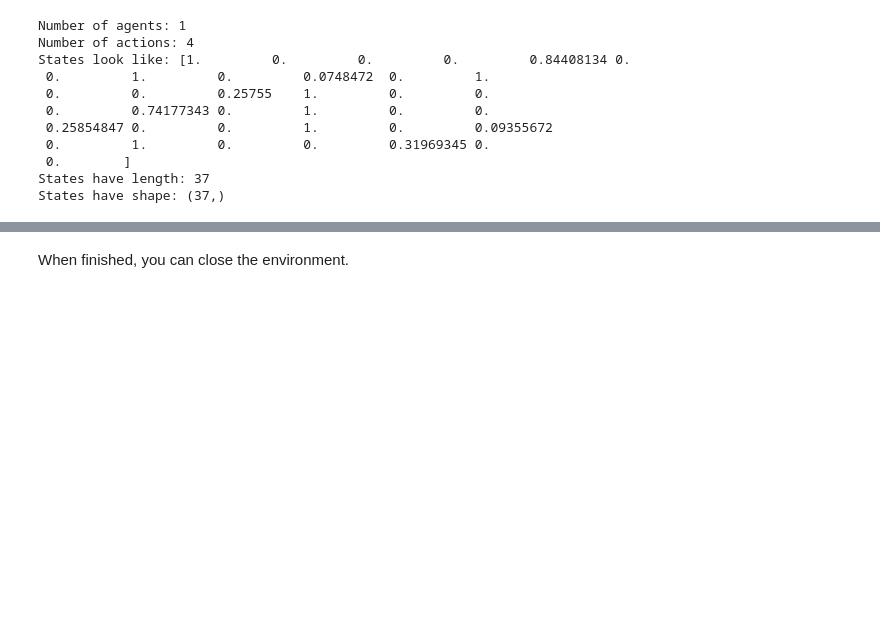
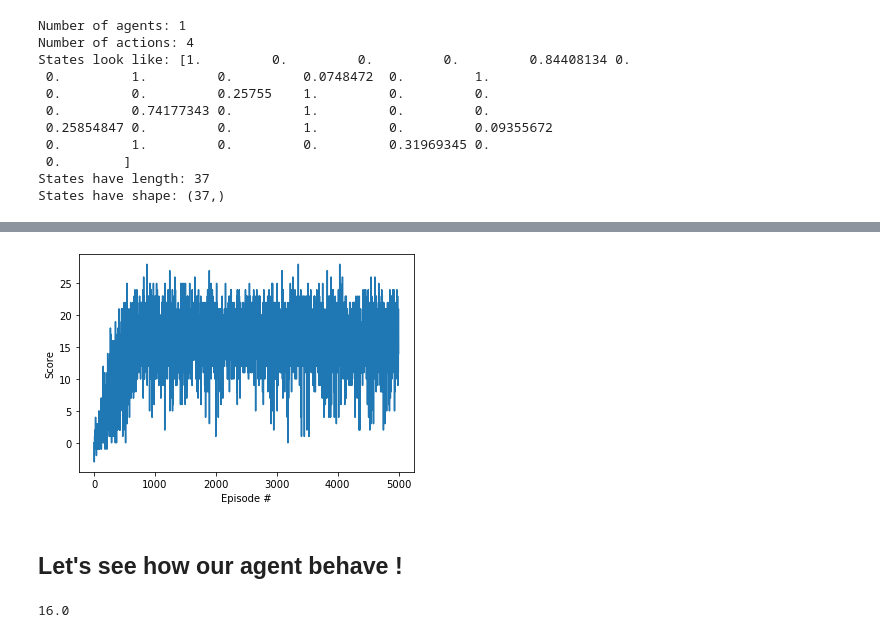
Before and after one commit to btricoire/project_1_navigation, a Jupyter notebook: Navigation.ipynb, the cells around one changed output, grey strips where cells are left out. Cells and saved outputs as stored; diff of their text form; code cells hidden in the pictures; blank space fills up the shorter version.

Commit message:
add of the report, alongside with its resources and the results

```diff
--- a/Navigation.ipynb
+++ b/Navigation.ipynb
@@ -154,15 +198,17 @@ def run_episode(train, agent, eps=0):
 # %%
-# find the best combination of hyper-parameters
+# The values to test for each parameter
 hyper_parameters = {
-        'eps_decay': [0.99, 0.995, 0.999],
+        'eps_decay': [0.995, 0.99, 0.999],
         'buffer_size':[int(1e5), int(1e6)],
         'batch_size':[64, 256],
         'gamma':[0.9, 0.99, 0.995],
         'tau':[5e-2, 1e-3, 5e-4],
         'update_every' : [2, 4, 8],
-        'layers_units' : [[64, 64], [64, 128, 64], [125, 256, 256, 128]]
+        'layers_units' : [[128, 256, 256, 128], [32, 64, 32], [64, 128, 64],[64, 64], [64, 32, 16, 16]]
     }
 
+# the default value, from DQN projet of the Deep Reinforcement learning course
+# applied on Lunar Lander from Open AI Gym
 default = {
         'eps_decay': 0.995,
         'buffer_size':int(1e5),
@@ -174,6 +220,8 @@ default = {
     }
 
 def to_name(parameters) :
+    """
+    built a user friendly string that describes a particular experiment,
+    specified by a value distribution for parameters
+    """
     return ' '.join('{}={}'.format(name, str(value)) for name, value in parameters.items())
-
-to_name(default)
@@ -222,0 +231,7 @@ def dqn(parameters, n_episodes=10, save=False):
+# %%
+# load what has already been computed
+if os.path.exists('hyper_parameters_tuning.json'):
+    with open('hyper_parameters_tuning.json') as json_file:
+        results = json.load(json_file)
+else :
+    results = {}
@@ -252,0 +281,10 @@ Episode 803     Average Score: 7.42
+# %%
+chosen_parameters = {
+        'eps_decay': 0.99,
+        'buffer_size':int(1e5),
+        'batch_size':64,
+        'gamma':0.99,
+        'tau':1e-3,
+        'update_every' : 8,
+        'layers_units' : [64, 32, 16, 16]
+    }
@@ -252,0 +293,7 @@ Episode 803     Average Score: 7.42
+# %%
+if not os.path.exists('final.pth'):
+    # train only if it has not been done:
+    scores, scores_averaged_previous_100 = dqn(chosen_parameters, 5000, True)
+    results = {'scores' : scores, 'scores_averaged_previous_100' : scores_averaged_previous_100 }
+    with open('final.json', 'w') as fp:
+        json.dump(results, fp)
@@ -253,12 +318,16 @@ Episode 803     Average Score: 7.42
 # %%
-scores, mean_score = dqn()
+# load what has already been computed
+if os.path.exists('final.json'):
+    with open('final.json') as json_file:
+        results = json.load(json_file)
 
 # plot the scores
+scores = results['scores']
 fig = plt.figure()
 ax = fig.add_subplot(111)
 plt.plot(np.arange(len(scores)), scores)
 plt.ylabel('Score')
 plt.xlabel('Episode #')
 plt.show()
+# %% [output]
+[figure, added]
-# %% [markdown]
-When finished, you can close the environment.
@@ -269,2 +334,21 @@ run_episode(False)
+# %% [markdown]
+## Let's see how our agent behave !
+# %%
+agent = Agent(
+        state_size,
+        action_size,
+        seed=0,
+        buffer_size=chosen_parameters['buffer_size'],
+        batch_size=chosen_parameters['batch_size'],
+        gamma=chosen_parameters['gamma'],
+        tau=chosen_parameters['tau'],
+        lr=5e-4,
+        update_every=chosen_parameters['update_every'],
+        layers_units=chosen_parameters['layers_units']
+    )
+agent.qnetwork_local.load_state_dict(torch.load('final.pth'))
+run_episode(False, agent)
+# %% [output]
+16.0
 # %%
 env.close()
```
Also changed, not shown: parts of 18 cells of this notebook, 9 other files.
